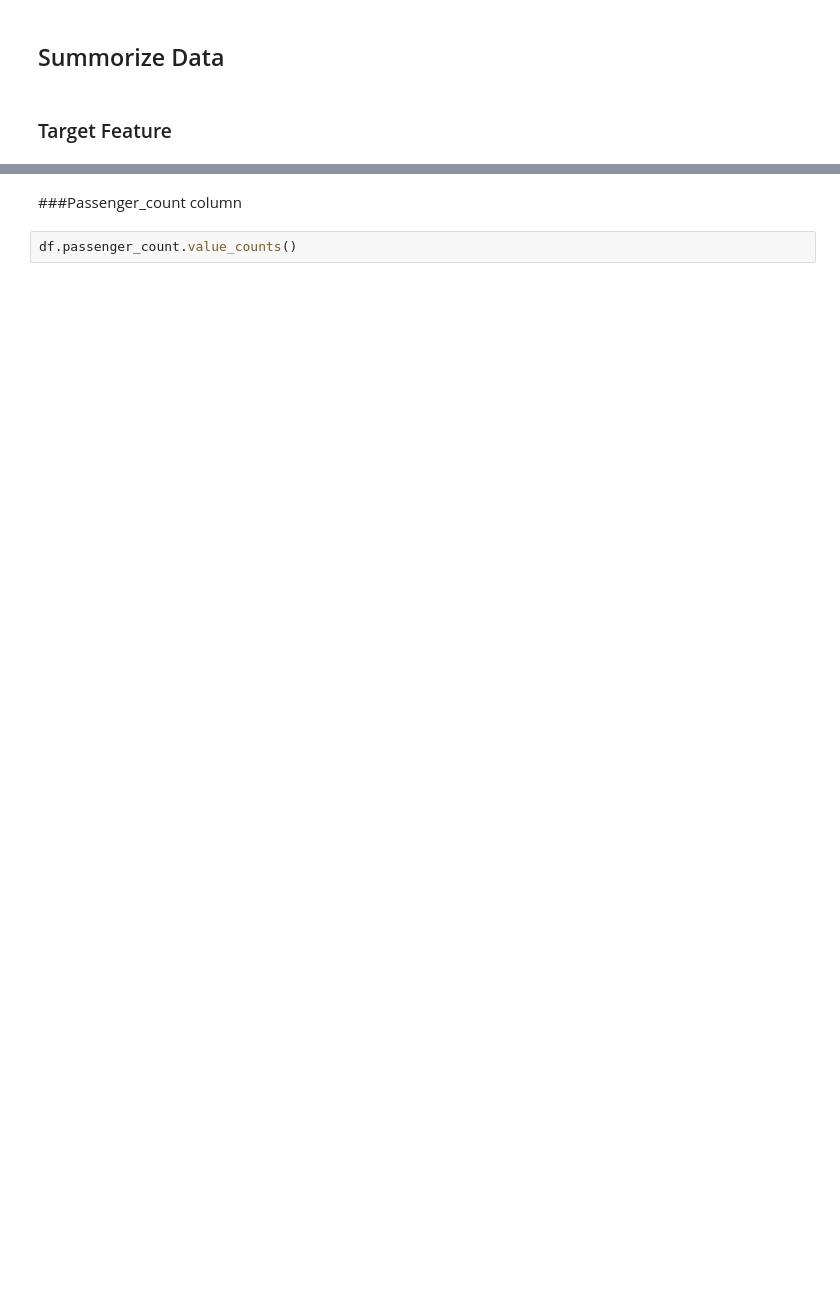
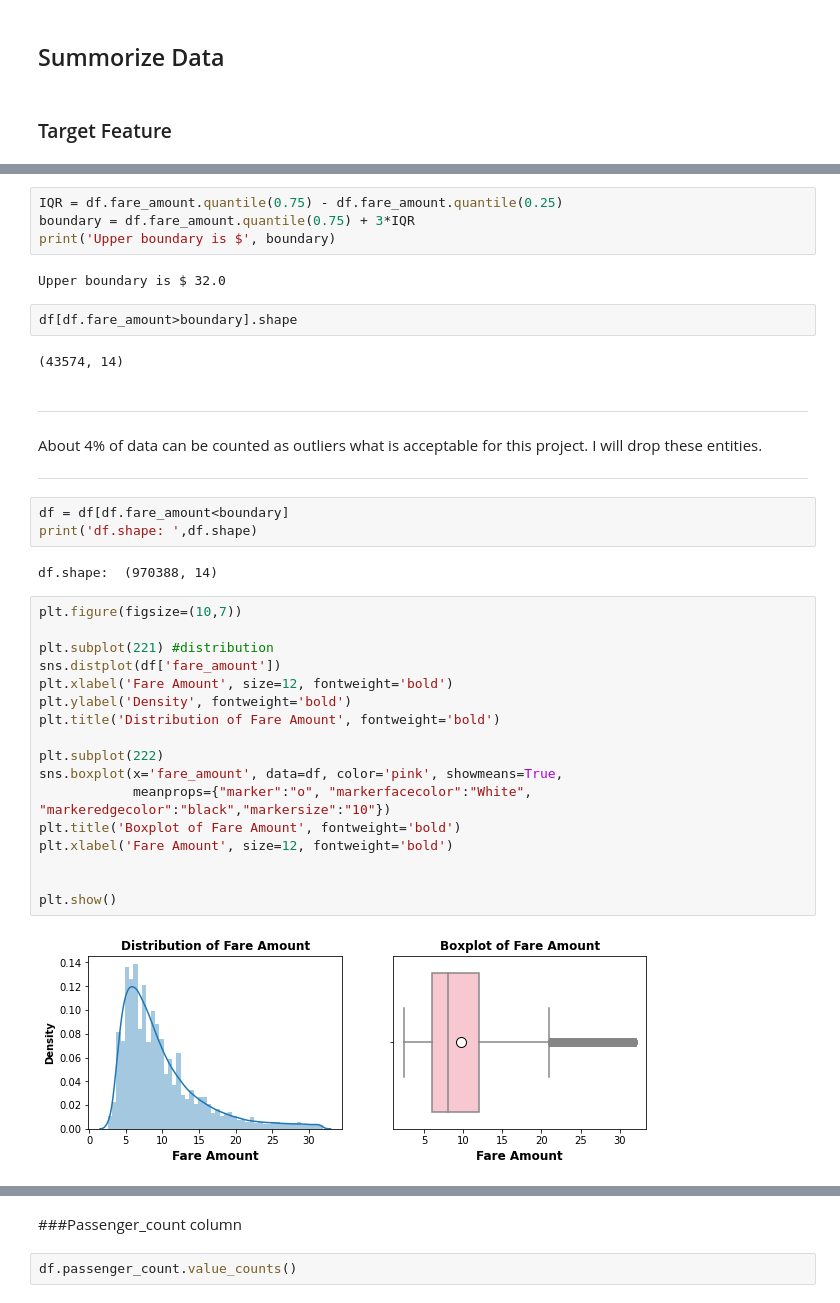
Before and after one commit to pe44enka/TaxiFarePrediction, a Jupyter notebook: TaxiFarePrediction.ipynb, the cells around one changed output, grey strips where cells are left out. Drawn from its saved outputs; the diff is of its cells as text; blank space fills up the shorter version.

```diff
--- a/TaxiFarePrediction.ipynb
+++ b/TaxiFarePrediction.ipynb
@@ -1062,0 +956,43 @@ plt.show()
+# %%
+IQR = df.fare_amount.quantile(0.75) - df.fare_amount.quantile(0.25)
+boundary = df.fare_amount.quantile(0.75) + 3*IQR
+print('Upper boundary is $', boundary)
+# %% [output]
+Upper boundary is $ 32.0
+# %%
+df[df.fare_amount>boundary].shape
+# %% [output]
+(43574, 14)
+# %% [markdown]
+
+
+---
+
+About 4% of data can be counted as outliers what is acceptable for this project. I will drop these entities.
+
+
+---
+# %%
+df = df[df.fare_amount<boundary]
+print('df.shape: ',df.shape)
+# %% [output]
+df.shape:  (970388, 14)
+# %%
+plt.figure(figsize=(10,7))
+
+plt.subplot(221) #distribution
+sns.distplot(df['fare_amount'])
+plt.xlabel('Fare Amount', size=12, fontweight='bold')
+plt.ylabel('Density', fontweight='bold')
+plt.title('Distribution of Fare Amount', fontweight='bold')
+
+plt.subplot(222)
+sns.boxplot(x='fare_amount', data=df, color='pink', showmeans=True,
+            meanprops={"marker":"o", "markerfacecolor":"White", "markeredgecolor":"black","markersize":"10"})
+plt.title('Boxplot of Fare Amount', fontweight='bold')
+plt.xlabel('Fare Amount', size=12, fontweight='bold')
+
+
+plt.show()
+# %% [output]
+[figure, added]
```
Also changed, not shown: parts of 98 cells of this notebook.
